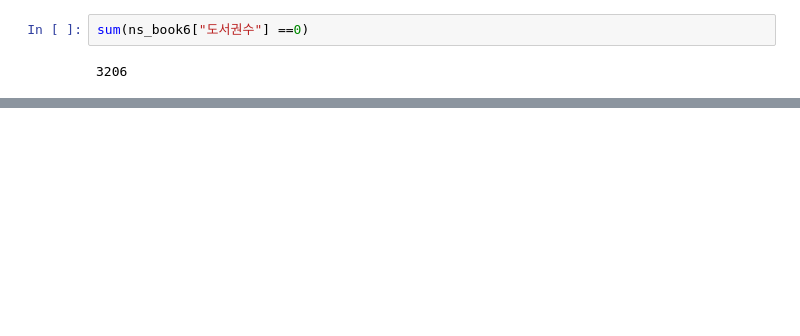
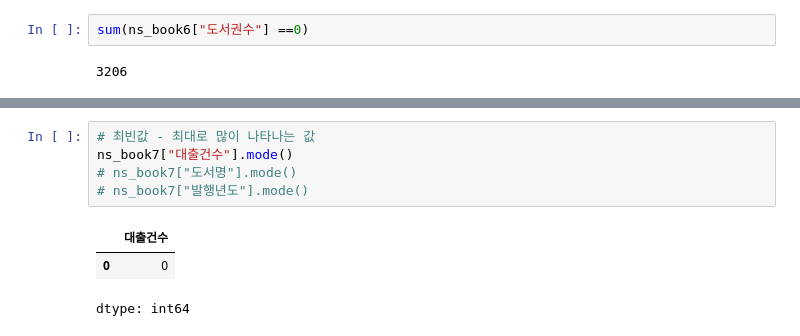
Before and after one commit to KIJOONG1127/data_anal, a Jupyter notebook: ch04.ipynb, the cells around one changed output, grey strips where cells are left out. Saved outputs shown, nothing was run; the diff lists cells and outputs as text; blank space fills up the shorter version.

```diff
--- a/ch04.ipynb
+++ b/ch04.ipynb
@@ -121,0 +134,9 @@ np.float64(10.0)
+# %%
+# 최빈값 - 최대로 많이 나타나는 값
+ns_book7["대출건수"].mode()
+# ns_book7["도서명"].mode()
+# ns_book7["발행년도"].mode()
+# %% [output]
+|  | 대출건수 |
+| 0 | 0 |
+dtype: int64
```
Also changed, not shown: parts of 30 cells of this notebook.
